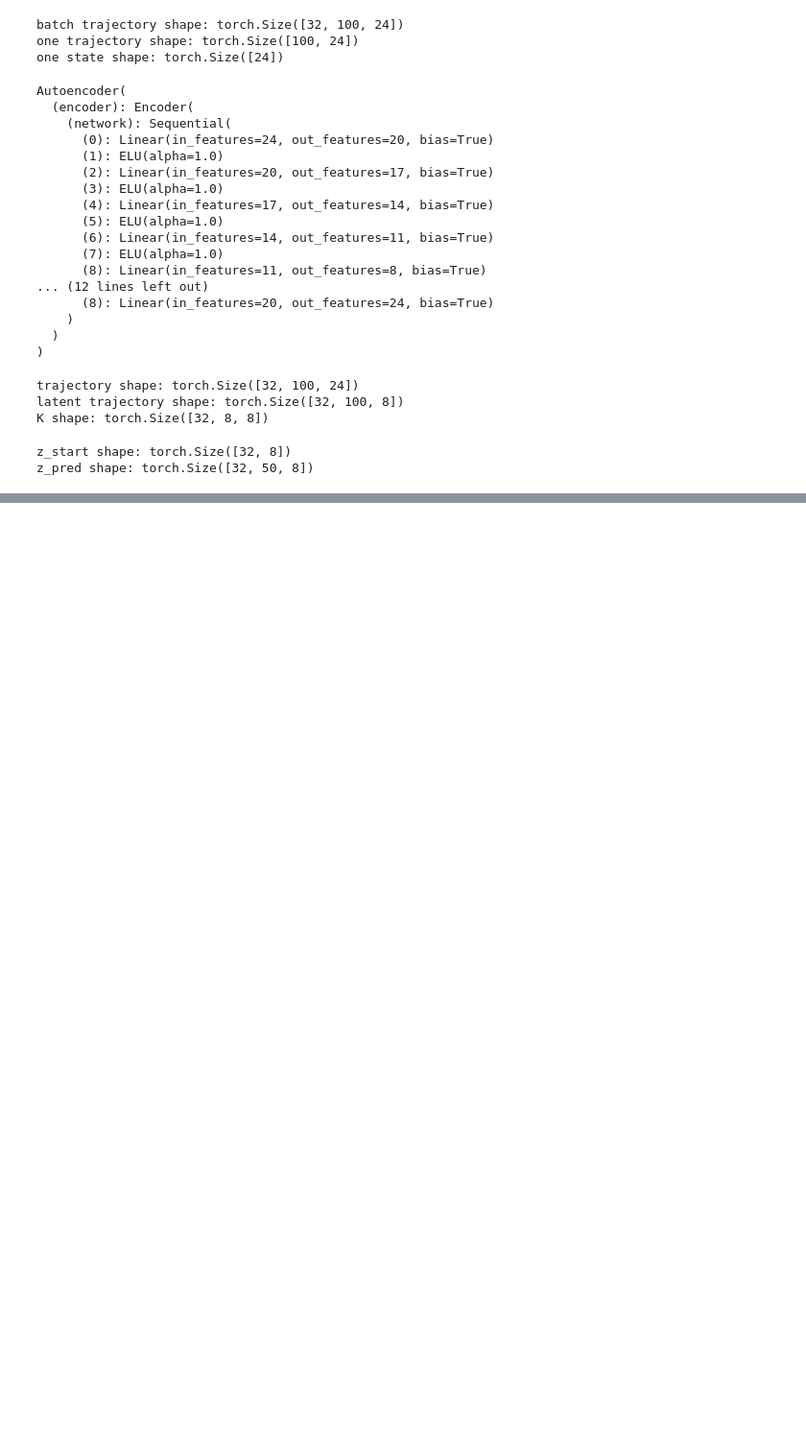
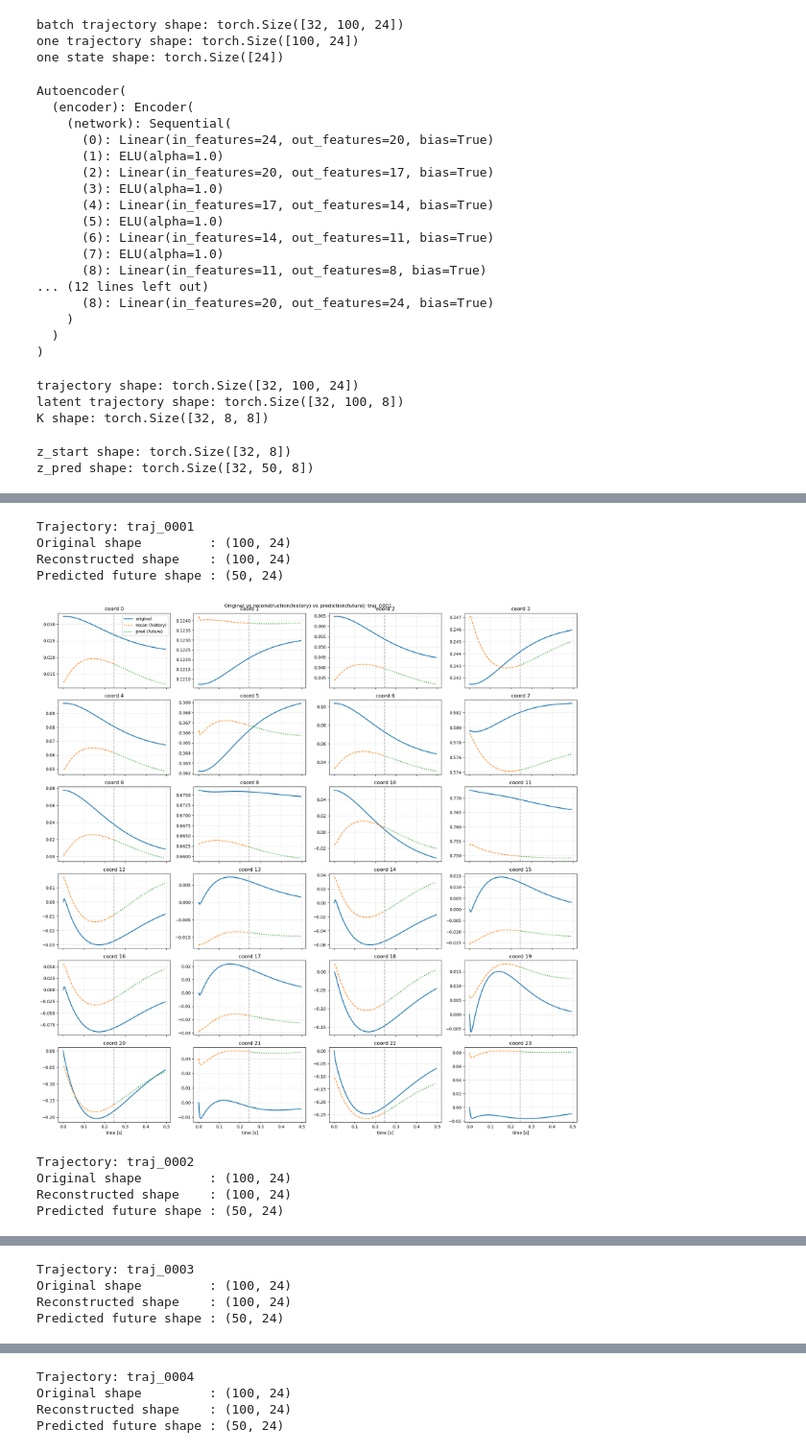
Before and after one commit to kiranThyagarajan/master-thesis, a Jupyter notebook: src/koopman-markers.ipynb, the cells around one changed output, grey strips where cells are left out. Shown at 96% size. Cells and saved outputs as stored; diff of their text form; code cells hidden in the pictures; blank space fills up the shorter version.

```diff
--- a/src/koopman-markers.ipynb
+++ b/src/koopman-markers.ipynb
@@ -451,0 +537,72 @@ Predicted future shape : (50, 24)
+# %%
+project_root = Path.cwd().resolve().parents[0]
+data_root = project_root / "data" / "custom_test"
+
+traj_dirs = sorted([p for p in data_root.iterdir() if p.is_dir()])
+
+m = 50
+dt = 0.005
+
+autoencoder.eval()
+with torch.no_grad():
+    for traj_dir in traj_dirs:
+        observations_np = np.load(traj_dir / "observations.npy")   # (24, 100)
+
+        time = np.arange(observations_np.shape[1]) * dt
+
+        trajectory = torch.from_numpy(observations_np.T).to(torch.float64).unsqueeze(0)
+        trajectory = trajectory.to(device)
+
+        K, z = compute_K_DMD_from_trajectory(autoencoder, trajectory, m)
+
+        x_recon = autoencoder.decoder(z)  # (1, T, 24)
+
+        z_start = z[:, m - 1, :]
+        pred_steps = trajectory.shape[1] - m
+        z_pred = rollout_with_K(K, z_start, pred_steps)
+        x_pred_future = autoencoder.decoder(z_pred)  # (1, T-m, 24)
+
+        original = trajectory.squeeze(0).detach().cpu().numpy()               # (100, 24)
+        reconstructed = x_recon.squeeze(0).detach().cpu().numpy()             # (100, 24)
+        predicted_future = x_pred_future.squeeze(0).detach().cpu().numpy()    # (T-m, 24)
+
+        print("Trajectory:", traj_dir.name)
+        print("Original shape         :", original.shape)
+        print("Reconstructed shape    :", reconstructed.shape)
+        print("Predicted future shape :", predicted_future.shape)
+
+        fig, axes = plt.subplots(6, 4, figsize=(18, 18), sharex=True)
+        axes = axes.flatten()
+
+        for idx in range(24):
+            ax = axes[idx]
+
+            ax.plot(time, original[:, idx], label="original", linewidth=2)
+            ax.plot(time[:m], reconstructed[:m, idx], "--", label="recon (history)", linewidth=1.5)
+            ax.plot(time[m:], predicted_future[:, idx], ":", label="pred (future)", linewidth=2)
+
+            ax.axvline(time[m - 1], color="gray", linestyle="--", alpha=0.7)
+            ax.set_title(f"coord {idx}")
+            ax.grid(True, alpha=0.3)
+
+        axes[0].legend(loc="best")
+        axes[-1].set_xlabel("time [s]")
+        axes[-2].set_xlabel("time [s]")
+        axes[-3].set_xlabel("time [s]")
+        axes[-4].set_xlabel("time [s]")
+
+        fig.suptitle(
+            f"Original vs reconstruction(history) vs prediction(future): {traj_dir.name}"
+        )
+        fig.tight_layout()
+        plt.show()
+# %% [output]
+Trajectory: traj_0001
+Original shape         : (100, 24)
+Reconstructed shape    : (100, 24)
+Predicted future shape : (50, 24)
+[figure, added]
+Trajectory: traj_0002
+Original shape         : (100, 24)
+Reconstructed shape    : (100, 24)
+Predicted future shape : (50, 24)
@@ -451,0 +610,4 @@ Predicted future shape : (50, 24)
+Trajectory: traj_0003
+Original shape         : (100, 24)
+Reconstructed shape    : (100, 24)
+Predicted future shape : (50, 24)
@@ -451,0 +615,4 @@ Predicted future shape : (50, 24)
+Trajectory: traj_0004
+Original shape         : (100, 24)
+Reconstructed shape    : (100, 24)
+Predicted future shape : (50, 24)
```
Also changed, not shown: parts of 9 cells of this notebook, 1 other file.
